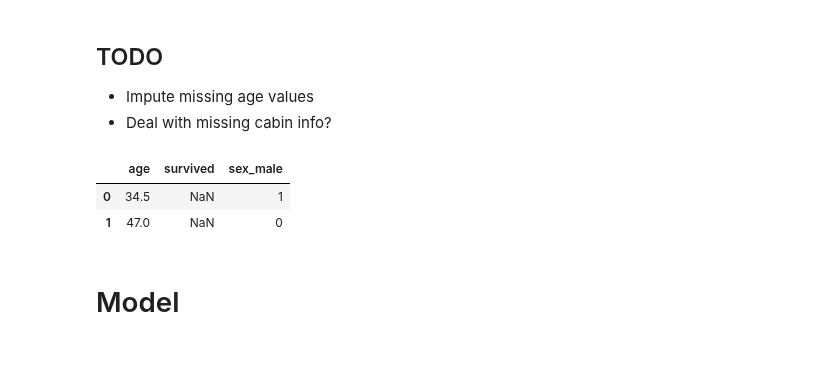
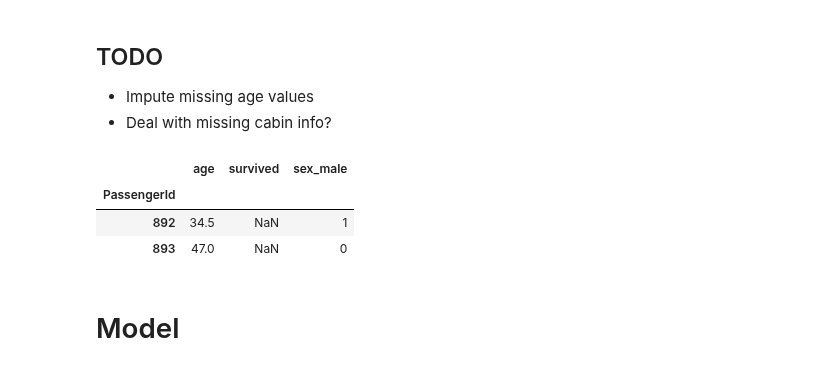
Before and after one commit to jonnor/datascience-master, a Jupyter notebook: dat200/assignment3/Titanic.ipynb, the cells around one changed output. Cells and saved outputs as stored; diff of their text form; code cells hidden in the pictures.

```diff
--- a/dat200/assignment3/Titanic.ipynb
+++ b/dat200/assignment3/Titanic.ipynb
@@ -54,13 +54,15 @@ dtype: int64
 # %%
 data = pandas.DataFrame({
     'sex': raw['Sex'].astype('category'),
     'age': raw['Age'],
     'survived': raw['Survived'],
 })
+data.index=raw['PassengerId']
 data = pandas.get_dummies(data, columns=None, drop_first=True)
 data[:2]
 # %% [output]
 |  | age | survived | sex_male |
-| 0 | 34.5 | NaN | 1 |
-| 1 | 47.0 | NaN | 0 |
+| PassengerId |  |  |  |
+| 892 | 34.5 | NaN | 1 |
+| 893 | 47.0 | NaN | 0 |
 # %%
```
Also changed, not shown: parts of 2 cells of this notebook.
